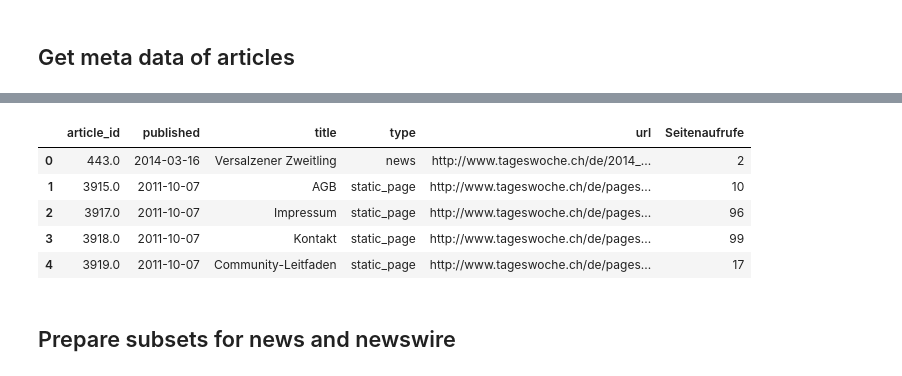
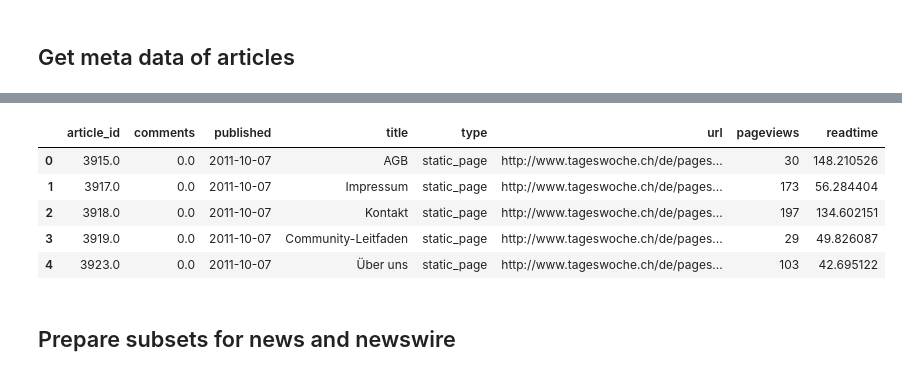
Before and after one commit to TagesWoche/analytics, a Jupyter notebook: Weekly Reporting.ipynb, the cells around one changed output, grey strips where cells are left out. Drawn from its saved outputs; the diff is of its cells as text; code cells hidden in the pictures.

```diff
--- a/Weekly Reporting.ipynb
+++ b/Weekly Reporting.ipynb
@@ -38,0 +117,2 @@ kennzahl_readtime = 186.6
+# %%
+stats = stats_merged[['article_id', 'pageviews', 'readtime']]
@@ -39,6 +128,3 @@ kennzahl_readtime = 186.6
 # %% [markdown]
 ## Setup metaInfo
-# %%
-week = 'KW 2'
-id = '2'
 # %%
@@ -119,5 +146,3 @@ stats_pageviews.head()
-# %%
-stats = stats_pageviews.merge(stats_readtime, left_on='article_id', right_on='article_id')
 # %% [markdown]
 ## Get meta data of articles
 # %%
@@ -130,7 +155,6 @@ def parse_articles(id):
         df = pd.read_json(article_name, lines=True)
         meta['type'] = df['type']
         meta['published'] = df['published']
-        meta['body'] = df['fields'][0]['body']
         meta['title'] = df['title']
         meta['url'] = df['url']
         meta['comments'] = df['comments_count']
@@ -142,7 +166,7 @@ def parse_articles(id):
 filepath = 'weekly_report/tawo_stats_meta_' + week + '.csv'
 
 if os.path.exists(filepath):
-    df = pd.read_csv(filepath, usecols=[1, 2, 3, 4, 5])
+    df = pd.read_csv(filepath, usecols=[1, 2, 3, 4, 5, 6])
 else:
     df = pd.concat([parse_articles(id) for id in stats['article_id']])
 
@@ -174,16 +198,18 @@ df.to_csv(filepath)
 # %%
 # merge google stats and article meta data
 
-df = df.merge(stats_weekly, left_on='article_id', right_on='article_id')
+stats_metainfo = df.merge(stats, left_on='article_id', right_on='article_id')
 
-df.head()
+#df = df.drop_duplicates()
+
+stats_metainfo.head()
 # %% [output]
-|  | article_id | published | title | type | url | Seitenaufrufe |
-| 0 | 443.0 | 2014-03-16 | Versalzener Zweitling | news | http://www.tageswoche.ch/de/2014_... | 2 |
-| 1 | 3915.0 | 2011-10-07 | AGB | static_page | http://www.tageswoche.ch/de/pages... | 10 |
-| 2 | 3917.0 | 2011-10-07 | Impressum | static_page | http://www.tageswoche.ch/de/pages... | 96 |
-| 3 | 3918.0 | 2011-10-07 | Kontakt | static_page | http://www.tageswoche.ch/de/pages... | 99 |
-| 4 | 3919.0 | 2011-10-07 | Community-Leitfaden | static_page | http://www.tageswoche.ch/de/pages... | 17 |
+|  | article_id | comments | published | title | type | url | pageviews | readtime |
+| 0 | 3915.0 | 0.0 | 2011-10-07 | AGB | static_page | http://www.tageswoche.ch/de/pages... | 30 | 148.210526 |
+| 1 | 3917.0 | 0.0 | 2011-10-07 | Impressum | static_page | http://www.tageswoche.ch/de/pages... | 173 | 56.284404 |
+| 2 | 3918.0 | 0.0 | 2011-10-07 | Kontakt | static_page | http://www.tageswoche.ch/de/pages... | 197 | 134.602151 |
+| 3 | 3919.0 | 0.0 | 2011-10-07 | Community-Leitfaden | static_page | http://www.tageswoche.ch/de/pages... | 29 | 49.826087 |
+| 4 | 3923.0 | 0.0 | 2011-10-07 | Über uns | static_page | http://www.tageswoche.ch/de/pages... | 103 | 42.695122 |
 # %% [markdown]
 ## Prepare subsets for news and newswire
 # %%
```
Also changed, not shown: parts of 66 cells of this notebook, 14 other files.
